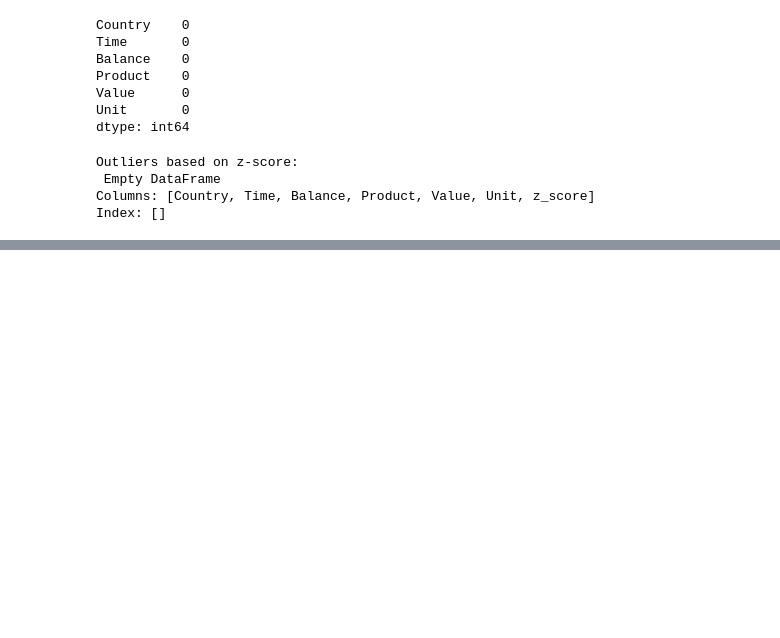
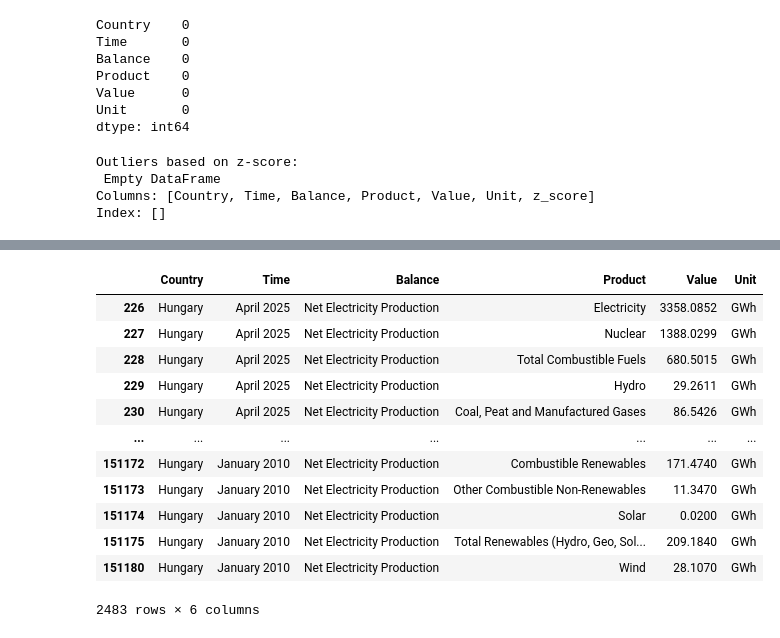
Before and after one commit to oliviajakli/Medium, a Jupyter notebook: MES.ipynb, the cells around one changed output, grey strips where cells are left out. Cells and saved outputs as stored; diff of their text form; code cells hidden in the pictures; blank space fills up the shorter version.

```diff
--- a/MES.ipynb
+++ b/MES.ipynb
@@ -106 +123,18 @@ Index: []
+# %%
+df_hungary = df[(df['Country'] == 'Hungary') & (df['Balance'] == 'Net Electricity Production')]
+df_hungary
+# %% [output]
+|  | Country | Time | Balance | Product | Value | Unit |
+| 226 | Hungary | April 2025 | Net Electricity Production | Electricity | 3358.0852 | GWh |
+| 227 | Hungary | April 2025 | Net Electricity Production | Nuclear | 1388.0299 | GWh |
+| 228 | Hungary | April 2025 | Net Electricity Production | Total Combustible Fuels | 680.5015 | GWh |
+| 229 | Hungary | April 2025 | Net Electricity Production | Hydro | 29.2611 | GWh |
+| 230 | Hungary | April 2025 | Net Electricity Production | Coal, Peat and Manufactured Gases | 86.5426 | GWh |
+| ... | ... | ... | ... | ... | ... | ... |
+| 151172 | Hungary | January 2010 | Net Electricity Production | Combustible Renewables | 171.4740 | GWh |
+| 151173 | Hungary | January 2010 | Net Electricity Production | Other Combustible Non-Renewables | 11.3470 | GWh |
+| 151174 | Hungary | January 2010 | Net Electricity Production | Solar | 0.0200 | GWh |
+| 151175 | Hungary | January 2010 | Net Electricity Production | Total Renewables (Hydro, Geo, Sol... | 209.1840 | GWh |
+| 151180 | Hungary | January 2010 | Net Electricity Production | Wind | 28.1070 | GWh |
+2483 rows × 6 columns
 # %%
```
Also changed, not shown: parts of 9 cells of this notebook.
